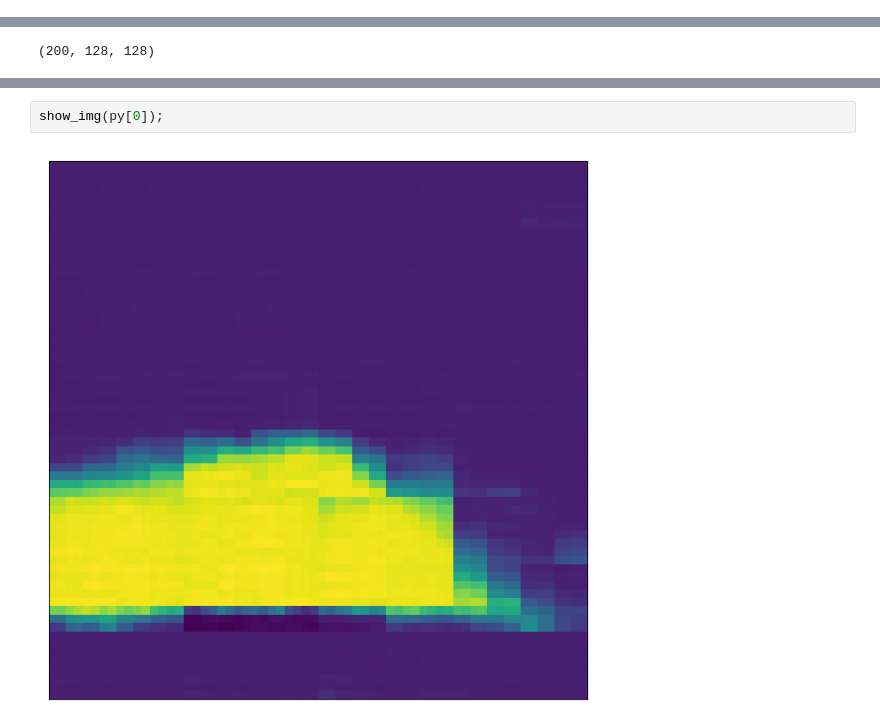
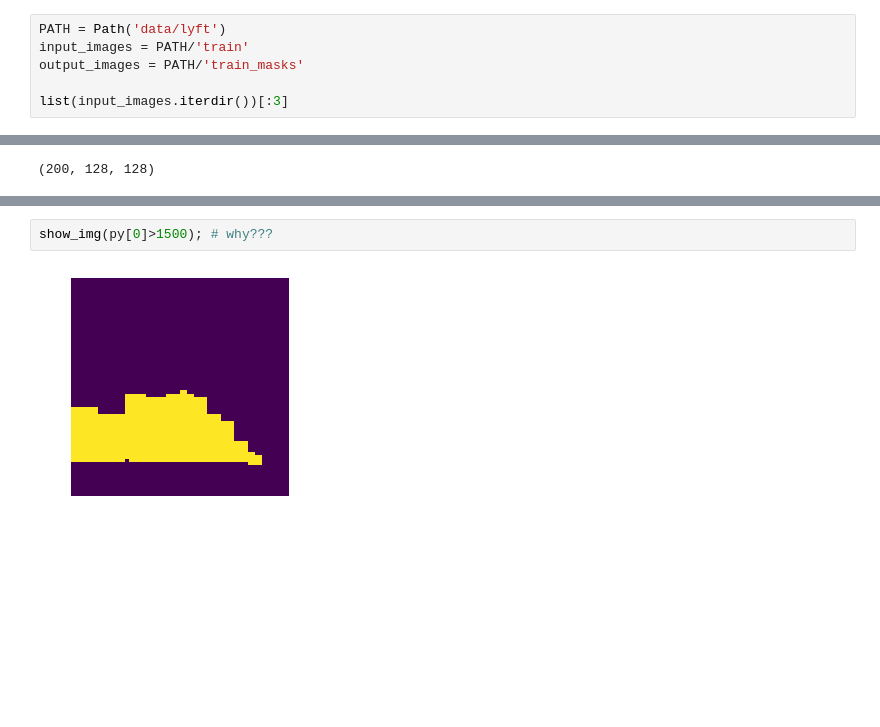
Before and after one commit to thedch/lyft-challenge, a Jupyter notebook: lyft.ipynb, the cells around one changed output, grey strips where cells are left out. Drawn from its saved outputs; the diff is of its cells as text; blank space fills up the shorter version.

```diff
--- a/lyft.ipynb
+++ b/lyft.ipynb
@@ -62,0 +76,6 @@ PATH = Path('train')
+# %%
+PATH = Path('data/lyft')
+input_images = PATH/'train'
+output_images = PATH/'train_masks'
+
+list(input_images.iterdir())[:3]
@@ -301,4 +212,4 @@ show_img(ay[0]);
 # %%
-show_img(py[0]);
+show_img(py[0]>1500); # why???
 # %% [output]
-[figure, old version]
+[figure, new version]
```
Also changed, not shown: parts of 39 cells of this notebook, 1 other file.
